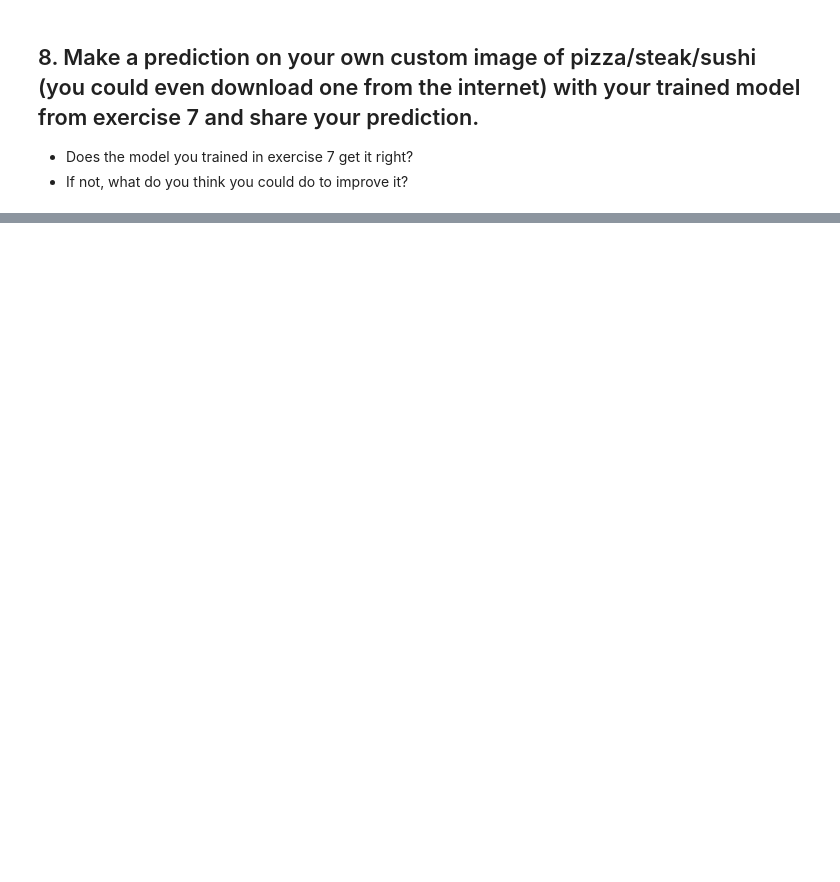
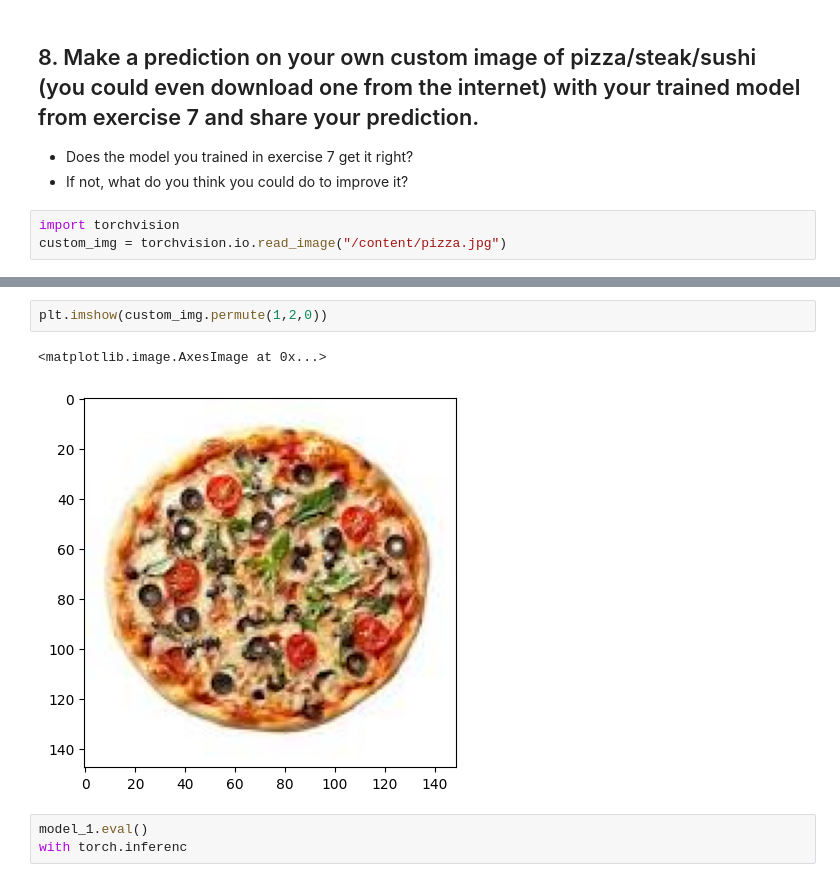
Before and after one commit to ErnCharles/ml_opne, a Jupyter notebook: extras/exercises/04_pytorch_custom_datasets_exercises.ipynb, the cells around one changed output, grey strips where cells are left out. Cells and saved outputs as stored; diff of their text form; blank space fills up the shorter version.

```diff
--- a/extras/exercises/04_pytorch_custom_datasets_exercises.ipynb
+++ b/extras/exercises/04_pytorch_custom_datasets_exercises.ipynb
@@ -737,3 +781,6 @@ model_1 = TinyVgg(input_shape=3,
 ## 8. Make a prediction on your own custom image of pizza/steak/sushi (you could even download one from the internet) with your trained model from exercise 7 and share your prediction.
 * Does the model you trained in exercise 7 get it right?
 * If not, what do you think you could do to improve it?
+# %%
+import torchvision
+custom_img = torchvision.io.read_image("/content/pizza.jpg")
@@ -739,0 +807,8 @@ model_1 = TinyVgg(input_shape=3,
+# %%
+plt.imshow(custom_img.permute(1,2,0))
+# %% [output]
+<matplotlib.image.AxesImage at 0x...>
+[figure, added]
+# %%
+model_1.eval()
+with torch.inferenc
```
Also changed, not shown: parts of 2 cells of this notebook.
